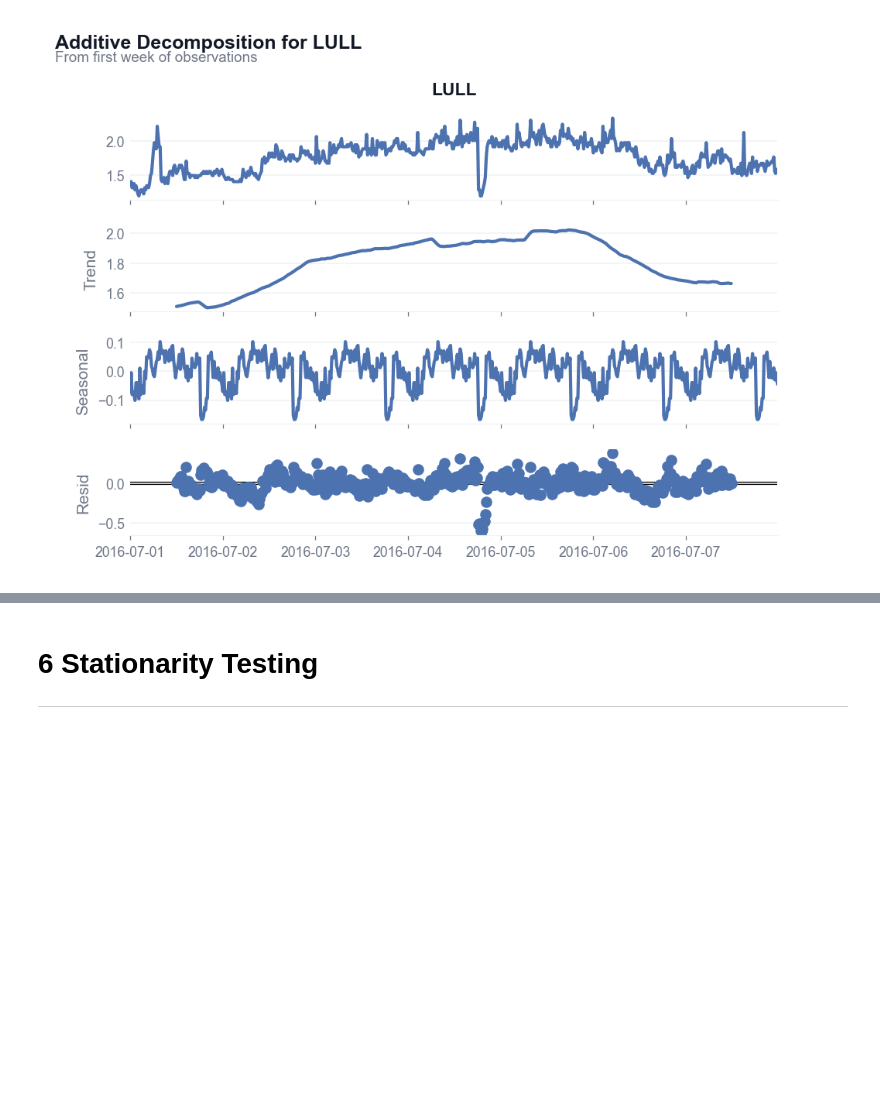
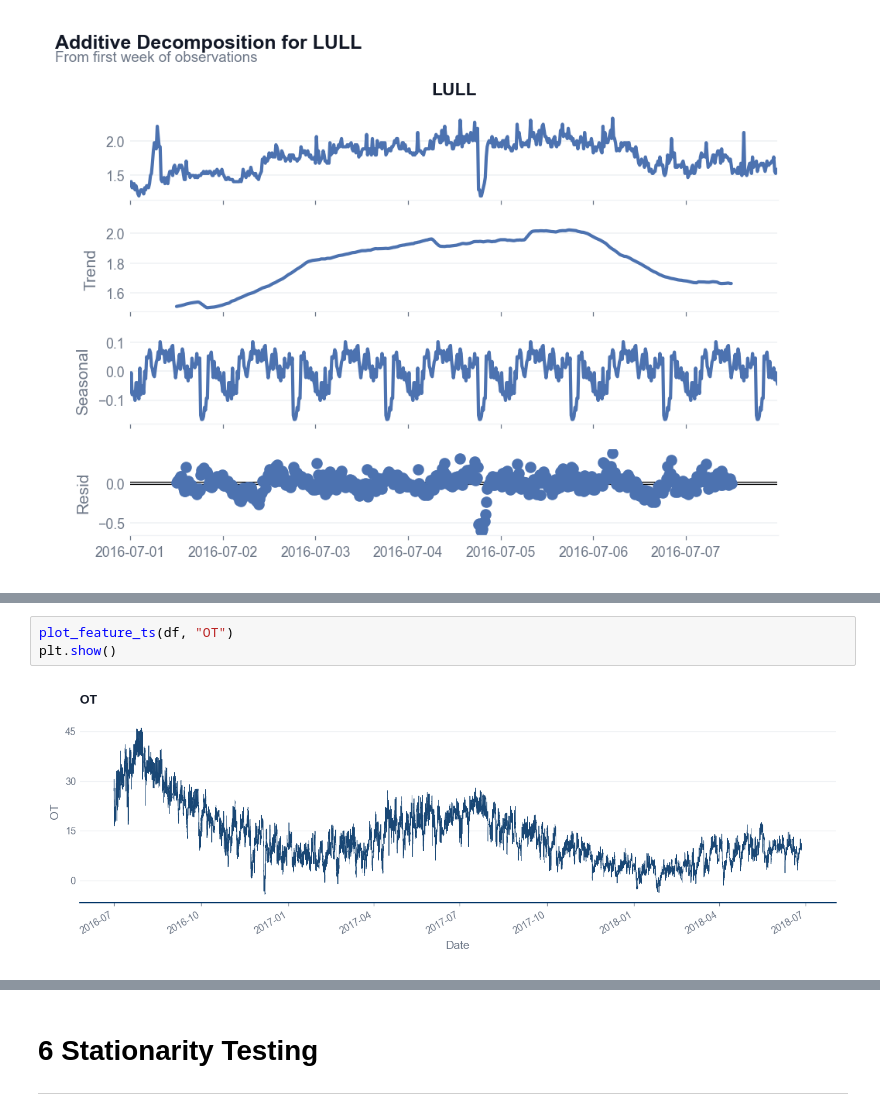
Before and after one commit to stuart-n-wilson/dissertation, a Jupyter notebook: notebooks/01_eda.ipynb, the cells around one changed output, grey strips where cells are left out. Cells and saved outputs as stored; diff of their text form; blank space fills up the shorter version.

```diff
--- a/notebooks/01_eda.ipynb
+++ b/notebooks/01_eda.ipynb
@@ -247,0 +294,5 @@ plt.show()
+# %%
+plot_feature_ts(df, "OT")
+plt.show()
+# %% [output]
+[figure, added]
```
Also changed, not shown: parts of 11 cells of this notebook, 4 other files.
